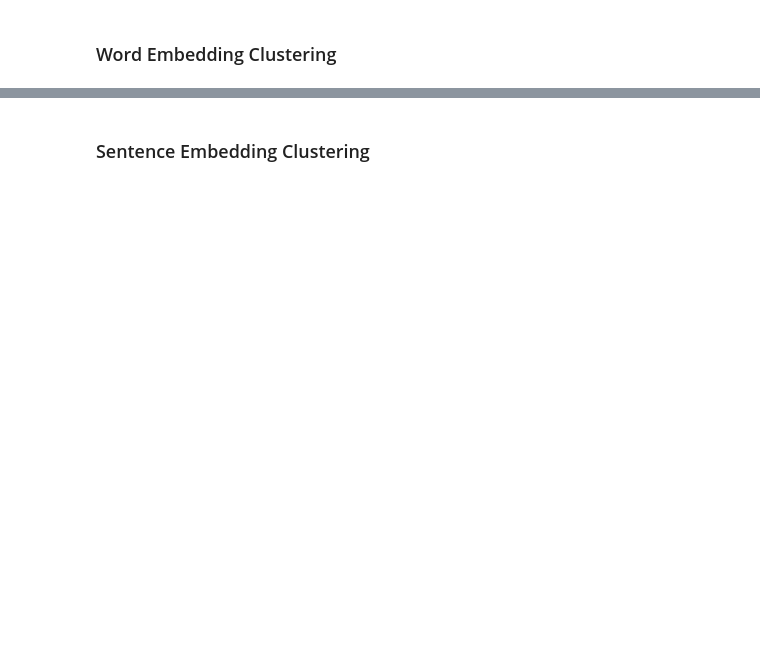
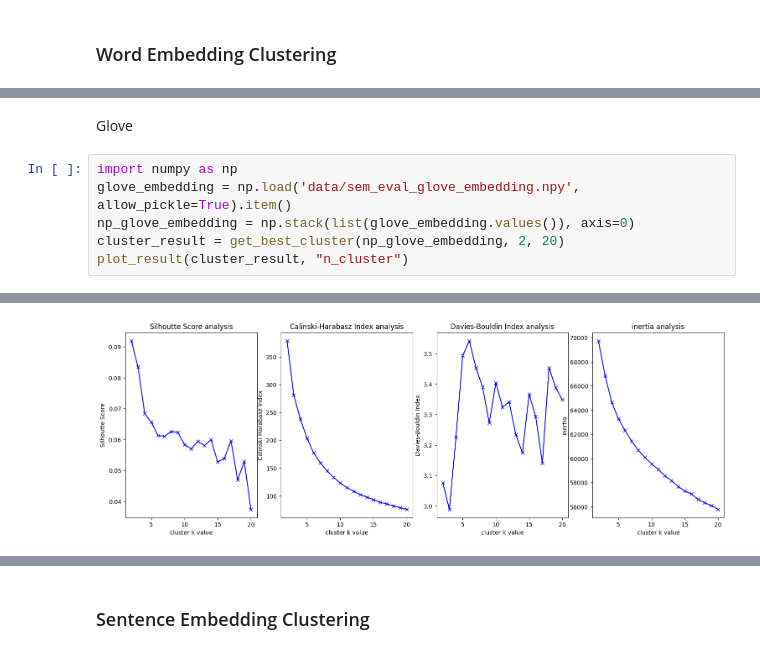
Before and after one commit to stevenlimcorn/unsupervised-absa, a Jupyter notebook: example_notebook.ipynb, the cells around one changed output, grey strips where cells are left out. Cells and saved outputs as stored; diff of their text form; blank space fills up the shorter version.

```diff
--- a/example_notebook.ipynb
+++ b/example_notebook.ipynb
@@ -261,0 +415,9 @@ bert_embedding
+# %% [markdown]
+Glove
+# %%
+import numpy as np
+glove_embedding = np.load('data/sem_eval_glove_embedding.npy', allow_pickle=True).item()
+np_glove_embedding = np.stack(list(glove_embedding.values()), axis=0)
+cluster_result = get_best_cluster(np_glove_embedding, 2, 20)
+plot_result(cluster_result, "n_cluster")
+# %% [output]
@@ -261,0 +443 @@ bert_embedding
+[figure, added]
```
Also changed, not shown: parts of 68 cells of this notebook, 7 other files.
